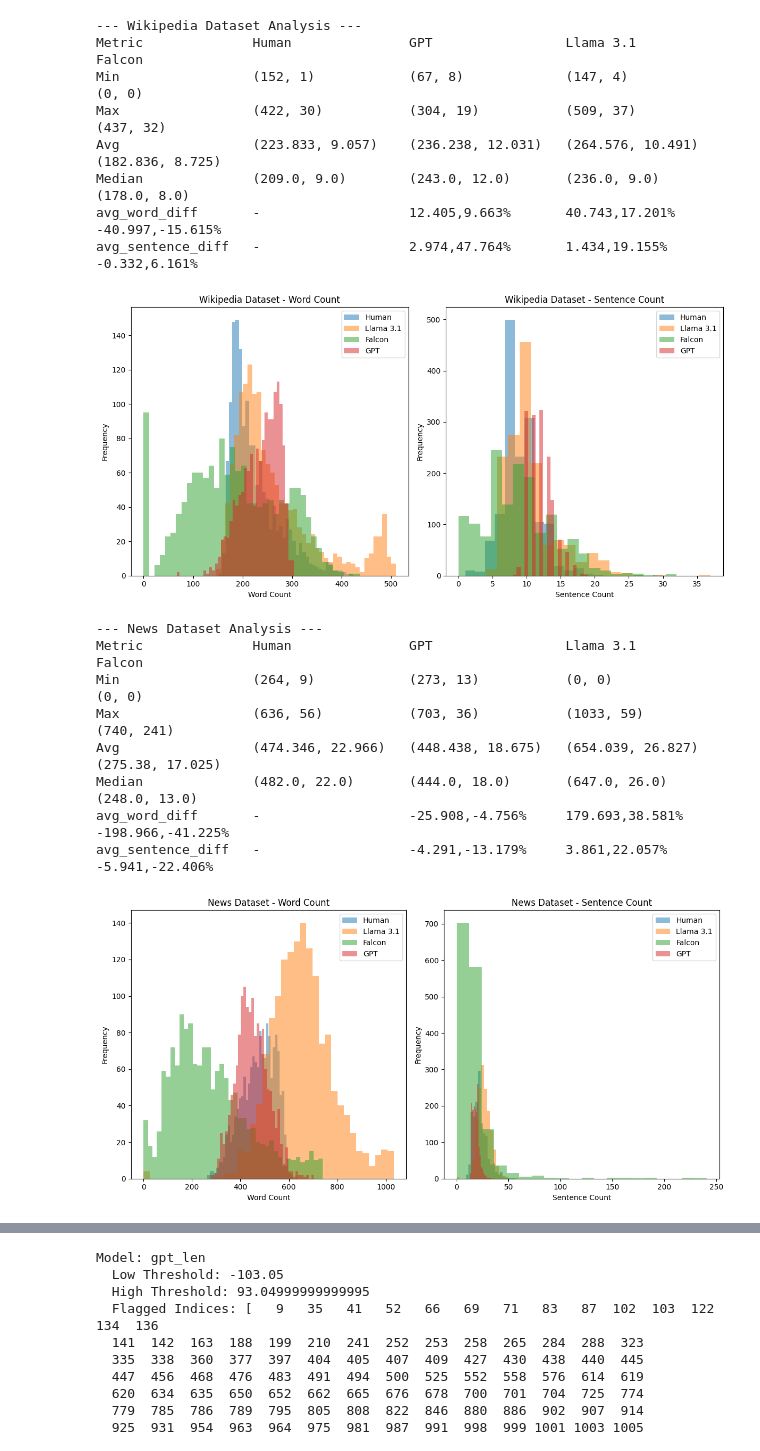
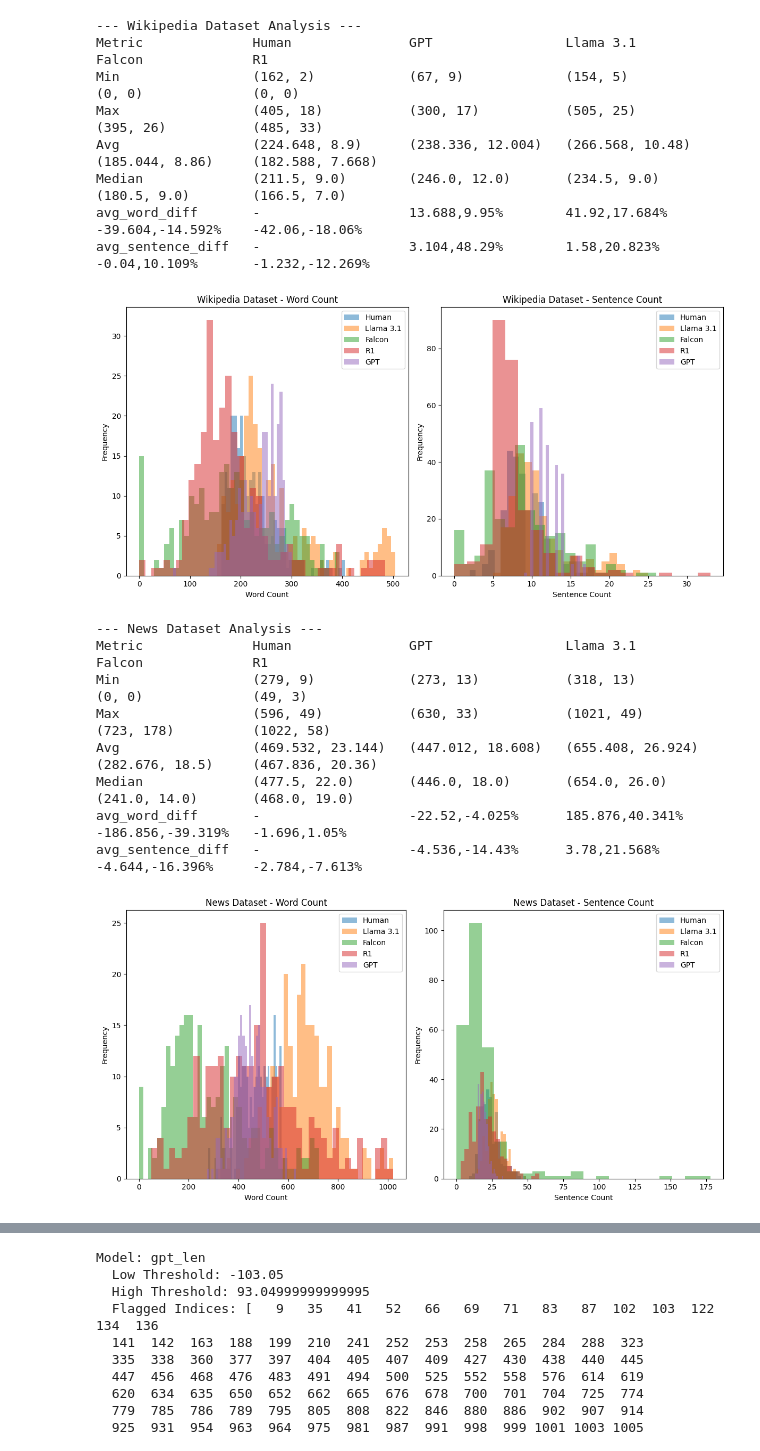
Before and after one commit to AdamVinestock/NLP-Authorship-Attribution, a Jupyter notebook: generation_post_processing.ipynb, the cells around one changed output, grey strips where cells are left out. Saved outputs shown, nothing was run; the diff lists cells and outputs as text; code cells hidden in the pictures.

Commit message:
1500 articles of R1 generated for all all domains

```diff
--- a/generation_post_processing.ipynb
+++ b/generation_post_processing.ipynb
@@ -6,7 +6,7 @@ import nltk
 from nltk.tokenize import word_tokenize, sent_tokenize
 import matplotlib.pyplot as plt
 
-def clean_generated_text(text, min_words=20):
+def clean_generated_text(text, min_words=30):
     """
     Post generation cleaning:
       - Removes text after instruction tokens (e.g. '###')
@@ -24,6 +24,15 @@ def clean_generated_text(text, min_words=20):
 
     if not text:
         return ""
+
+    # remove chain of thought artifacts
+    cot_markers = [r'<think>', r'okay, so i need', r'wait, i need to', r'wait, no, actually', r'wait, i\'m supposed to', r'okay, so i\'m trying to', r'alright, i need to', r'okay, so i\'ve']
+    text_norm = text.lower().replace("’", "'").strip()
+    for marker in cot_markers:
+        pos = text_norm.find(marker)
+        if pos != -1:
+            text = text[:pos].strip()
+            break
 
     # ratio of non-letter characters
     total_chars = len(text)
@@ -75,16 +84,22 @@ abstracts_df = pd.read_csv(abstracts_path)[0:1500]
 for df in [wiki_df, news_df, abstracts_df]:
     df['Llama3.1_clean'] = df['Llama3.1'].apply(clean_generated_text)
     df['Falcon_clean'] = df['Falcon'].apply(clean_generated_text)
+    df['R1_clean'] = df['R1'].apply(clean_generated_text)
 
 # Calculate word and sentence counts for cleaned articles
 wiki_df['Llama3.1_clean_len'] = batch_count_words_and_sentences(wiki_df['Llama3.1_clean'])
 wiki_df['Falcon_clean_len'] = batch_count_words_and_sentences(wiki_df['Falcon_clean'])
+wiki_df['R1_clean_len'] = batch_count_words_and_sentences(wiki_df['R1_clean'])
+
 
 news_df['Llama3.1_clean_len'] = batch_count_words_and_sentences(news_df['Llama3.1_clean'])
 news_df['Falcon_clean_len'] = batch_count_words_and_sentences(news_df['Falcon_clean'])
+news_df['R1_clean_len'] = batch_count_words_and_sentences(news_df['R1_clean'])
+
 
 abstracts_df['Llama3.1_clean_len'] = batch_count_words_and_sentences(abstracts_df['Llama3.1_clean'])
 abstracts_df['Falcon_clean_len'] = batch_count_words_and_sentences(abstracts_df['Falcon_clean'])
+abstracts_df['R1_clean_len'] = batch_count_words_and_sentences(abstracts_df['R1_clean'])
 # %%
 # Save the cleaned dataset
 wiki_df.to_csv(wiki_clean_path, index=False)
@@ -105,6 +120,7 @@ def analyze_lengths(dataset_name, df):
     llama_lengths = np.array(df['Llama3.1_clean_len'].apply(eval).tolist())
     falcon_lengths = np.array(df['Falcon_clean_len'].apply(eval).tolist())
     gpt_lengths = np.array(df['gpt_len'].apply(eval).tolist())
+    r1_lengths = np.array(df['R1_clean_len'].apply(eval).tolist())
 
     def compute_stats(lengths):
         word_counts = lengths[:, 0]
@@ -131,30 +147,35 @@ def analyze_lengths(dataset_name, df):
     llama_stats = compute_stats(llama_lengths)
     falcon_stats = compute_stats(falcon_lengths)
     gpt_stats = compute_stats(gpt_lengths)
+    r1_stats = compute_stats(r1_lengths)
 
     # Compute average differences
     gpt_avg_diff, gpt_prop_diff = compute_diff(human_lengths, gpt_lengths)
     llama_avg_diff, llama_prop_diff = compute_diff(human_lengths, llama_lengths)
     falcon_avg_diff, falcon_prop_diff = compute_diff(human_lengths, falcon_lengths)
+    r1_avg_diff, r1_prop_diff = compute_diff(human_lengths, r1_lengths)
 
     # Print table with added average differences
-    print(f"{'Metric':<20}{'Human':<20}{'GPT':<20}{'Llama 3.1':<20}{'Falcon':<20}")
+    print(f"{'Metric':<20}{'Human':<20}{'GPT':<20}{'Llama 3.1':<20}{'Falcon':<20}{'R1':<20}")
     for metric in ['Min', 'Max', 'Avg', 'Median']:
         human = human_stats[metric]
         gpt = gpt_stats[metric]
         llama = llama_stats[metric]
         falcon = falcon_stats[metric]
-        print(f"{metric:<20}{str(human):<20}{str(gpt):<20}{str(llama):<20}{str(falcon):<20}")
+        r1 = r1_stats[metric]
+        print(f"{metric:<20}{str(human):<20}{str(gpt):<20}{str(llama):<20}{str(falcon):<20}{str(r1):<20}")
 
     # Add separate rows for average differences
     print(f"{'avg_word_diff':<20}{'-':<20}"
           f"{f'{gpt_avg_diff[0]},{gpt_prop_diff[0]}%':<20}"
           f"{f'{llama_avg_diff[0]},{llama_prop_diff[0]}%':<20}"
-          f"{f'{falcon_avg_diff[0]},{falcon_prop_diff[0]}%':<20}")
+          f"{f'{falcon_avg_diff[0]},{falcon_prop_diff[0]}%':<20}"
+          f"{f'{r1_avg_diff[0]},{r1_prop_diff[0]}%':<20}")
     print(f"{'avg_sentence_diff':<20}{'-':<20}"
           f"{f'{gpt_avg_diff[1]},{gpt_prop_diff[1]}%':<20}"
           f"{f'{llama_avg_diff[1]},{llama_prop_diff[1]}%':<20}"
-          f"{f'{falcon_avg_diff[1]},{falcon_prop_diff[1]}%':<20}")
+          f"{f'{falcon_avg_diff[1]},{falcon_prop_diff[1]}%':<20}"
+          f"{f'{r1_avg_diff[1]},{r1_prop_diff[1]}%':<20}")
 
     def plot_histogram(data, label, ax, bins, alpha=0.5):
         ax.hist(data[:, 0], bins=bins, alpha=alpha, label=f"{label} - Word Count")
@@ -168,6 +189,7 @@ def analyze_lengths(dataset_name, df):
     axes[0].hist(human_lengths[:, 0], bins=word_bins, alpha=0.5, label="Human")
     axes[0].hist(llama_lengths[:, 0], bins=word_bins, alpha=0.5, label="Llama 3.1")
     axes[0].hist(falcon_lengths[:, 0], bins=word_bins, alpha=0.5, label="Falcon")
+    axes[0].hist(r1_lengths[:, 0], bins=word_bins, alpha=0.5, label="R1")
     if gpt_lengths is not None:
         axes[0].hist(gpt_lengths[:, 0], bins=word_bins, alpha=0.5, label="GPT")
     axes[0].set_title(f"{dataset_name} - Word Count")
@@ -178,6 +200,7 @@ def analyze_lengths(dataset_name, df):
     axes[1].hist(human_lengths[:, 1], bins=sen_bins, alpha=0.5, label="Human")
     axes[1].hist(llama_lengths[:, 1], bins=sen_bins, alpha=0.5, label="Llama 3.1")
     axes[1].hist(falcon_lengths[:, 1], bins=sen_bins, alpha=0.5, label="Falcon")
+    axes[1].hist(r1_lengths[:, 1], bins=sen_bins, alpha=0.5, label="R1")
     if gpt_lengths is not None:
         axes[1].hist(gpt_lengths[:, 1], bins=sen_bins, alpha=0.5, label="GPT")
     axes[1].set_title(f"{dataset_name} - Sentence Count")
@@ -189,31 +212,31 @@ def analyze_lengths(dataset_name, df):
     plt.show()
 # %%
 # Load cleaned datasets
-wiki_clean = pd.read_csv("src/wiki_dataset_clean.csv")
-news_clean = pd.read_csv("src/news_dataset_clean.csv")
-abstracts_clean = pd.read_csv("src/abstracts_dataset_clean.csv")
+wiki_clean = pd.read_csv("src/wiki_dataset_clean.csv")[0:250]
+news_clean = pd.read_csv("src/news_dataset_clean.csv")[0:250]
+abstracts_clean = pd.read_csv("src/abstracts_dataset_clean.csv")[0:250]
 
 # Analyze lengths for each dataset
 analyze_lengths("Wikipedia Dataset", wiki_clean)
 analyze_lengths("News Dataset", news_clean)
 analyze_lengths("Abstracts Dataset", abstracts_clean)
 # %% [output]
 --- Wikipedia Dataset Analysis ---
-Metric              Human               GPT                 Llama 3.1           Falcon
-Min                 (152, 1)            (67, 8)             (147, 4)            (0, 0)
-Max                 (422, 30)           (304, 19)           (509, 37)           (437, 32)
-Avg                 (223.833, 9.057)    (236.238, 12.031)   (264.576, 10.491)   (182.836, 8.725)
-Median              (209.0, 9.0)        (243.0, 12.0)       (236.0, 9.0)        (178.0, 8.0)
-avg_word_diff       -                   12.405,9.663%       40.743,17.201%      -40.997,-15.615%
-avg_sentence_diff   -                   2.974,47.764%       1.434,19.155%       -0.332,6.161%
+Metric              Human               GPT                 Llama 3.1           Falcon              R1
+Min                 (162, 2)            (67, 9)             (154, 5)            (0, 0)              (0, 0)
+Max                 (405, 18)           (300, 17)           (505, 25)           (395, 26)           (485, 33)
+Avg                 (224.648, 8.9)      (238.336, 12.004)   (266.568, 10.48)    (185.044, 8.86)     (182.588, 7.668)
+Median              (211.5, 9.0)        (246.0, 12.0)       (234.5, 9.0)        (180.5, 9.0)        (166.5, 7.0)
+avg_word_diff       -                   13.688,9.95%        41.92,17.684%       -39.604,-14.592%    -42.06,-18.06%
+avg_sentence_diff   -                   3.104,48.29%        1.58,20.823%        -0.04,10.109%       -1.232,-12.269%
-[figure, old version]
+[figure, new version]
 --- News Dataset Analysis ---
-Metric              Human               GPT                 Llama 3.1           Falcon
-Min                 (264, 9)            (273, 13)           (0, 0)              (0, 0)
-Max                 (636, 56)           (703, 36)           (1033, 59)          (740, 241)
-Avg                 (474.346, 22.966)   (448.438, 18.675)   (654.039, 26.827)   (275.38, 17.025)
-Median              (482.0, 22.0)       (444.0, 18.0)       (647.0, 26.0)       (248.0, 13.0)
-avg_word_diff       -                   -25.908,-4.756%     179.693,38.581%     -198.966,-41.225%
-avg_sentence_diff   -                   -4.291,-13.179%     3.861,22.057%       -5.941,-22.406%
+Metric              Human               GPT                 Llama 3.1           Falcon              R1
+Min                 (279, 9)            (273, 13)           (318, 13)           (0, 0)              (49, 3)
+Max                 (596, 49)           (630, 33)           (1021, 49)          (723, 178)          (1022, 58)
+Avg                 (469.532, 23.144)   (447.012, 18.608)   (655.408, 26.924)   (282.676, 18.5)     (467.836, 20.36)
+Median              (477.5, 22.0)       (446.0, 18.0)       (654.0, 26.0)       (241.0, 14.0)       (468.0, 19.0)
+avg_word_diff       -                   -22.52,-4.025%      185.876,40.341%     -186.856,-39.319%   -1.696,1.05%
+avg_sentence_diff   -                   -4.536,-14.43%      3.78,21.568%        -4.644,-16.396%     -2.784,-7.613%
-[figure, old version]
+[figure, new version]
 --- Abstracts Dataset Analysis ---
```
Also changed, not shown: parts of 1 cell of this notebook, 6 other files.
